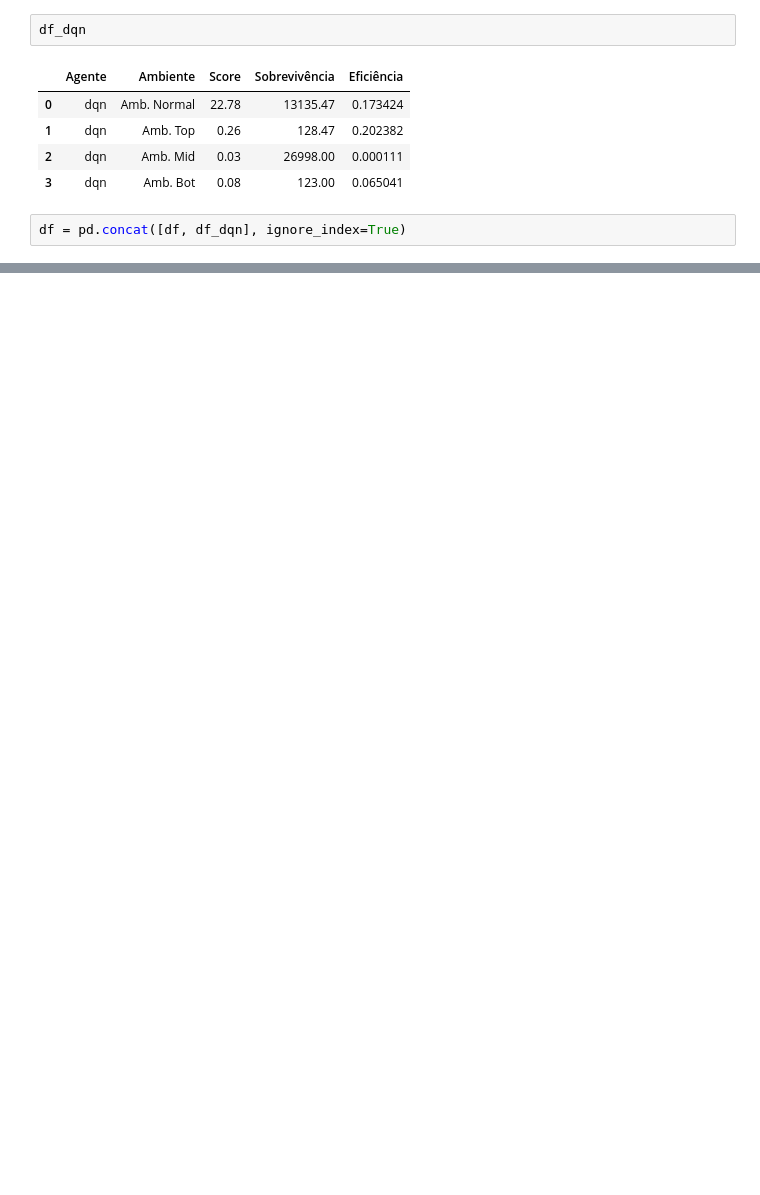
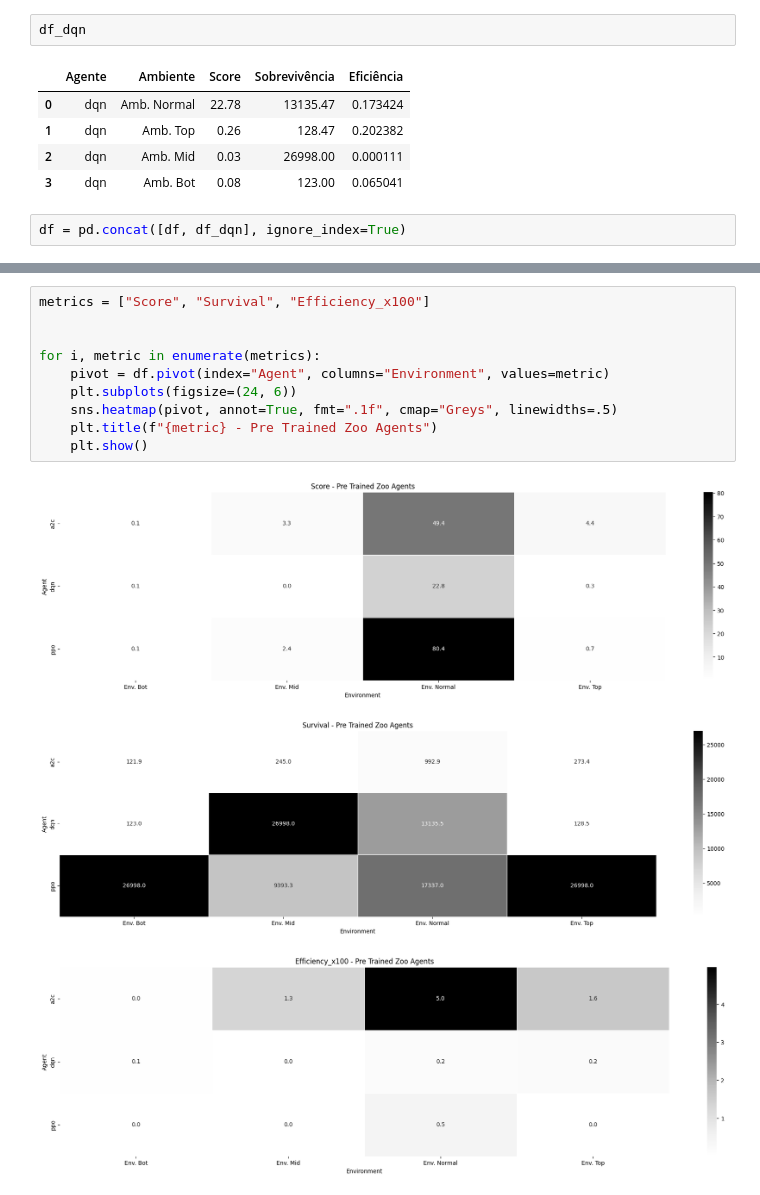
Before and after one commit to VitorBSP/BlurRL, a Jupyter notebook: analise_agentes_pre_trained.ipynb, the cells around one changed output, grey strips where cells are left out. Saved outputs shown, nothing was run; the diff lists cells and outputs as text; blank space fills up the shorter version.

```diff
--- a/analise_agentes_pre_trained.ipynb
+++ b/analise_agentes_pre_trained.ipynb
@@ -427,0 +437,14 @@ for i, metric in enumerate(metrics):
+# %%
+metrics = ["Score", "Survival", "Efficiency_x100"]
+
+
+for i, metric in enumerate(metrics):
+    pivot = df.pivot(index="Agent", columns="Environment", values=metric)
+    plt.subplots(figsize=(24, 6))
+    sns.heatmap(pivot, annot=True, fmt=".1f", cmap="Greys", linewidths=.5)
+    plt.title(f"{metric} - Pre Trained Zoo Agents")
+    plt.show()
+# %% [output]
+[figure, added]
+[figure, added]
+[figure, added]
```
Also changed, not shown: parts of 4 cells of this notebook, 6 other files.
